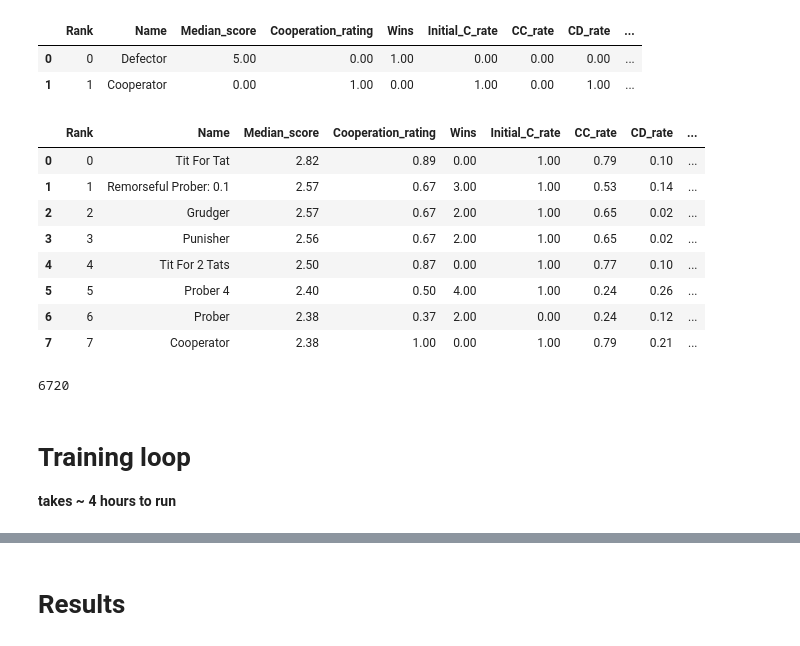
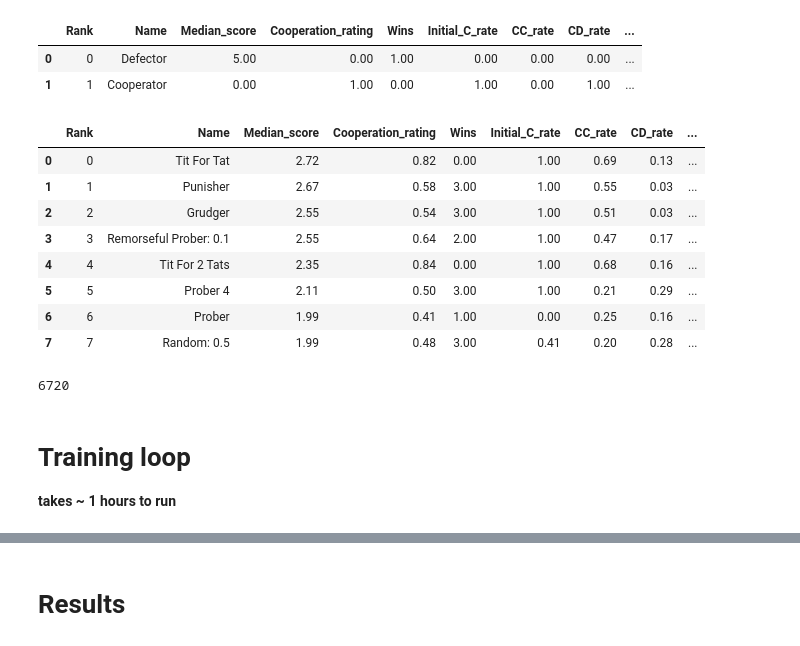
Before and after one commit to hongh-zhang/The-Evolution-of-Defection, a Jupyter notebook: Stage_2.ipynb, the cells around one changed output, grey strips where cells are left out. Saved outputs shown, nothing was run; the diff lists cells and outputs as text; code cells hidden in the pictures.

```diff
--- a/Stage_2.ipynb
+++ b/Stage_2.ipynb
@@ -54,36 +54,35 @@ pd.DataFrame(map(list, summary), columns=headers)
 # %%
 # this is the environment we'll be using
 
 # I'm trying to encourage provocative defection     (against cooperative strategies)
 # and retaliative defection                         (against provocative)
 # while at the same time punish excessive defection (against retaliative)
 
 # documentation of the strategies can be found here
 # https://axelrod.readthedocs.io/en/stable/_modules/index.html
 
-cooperative = (axl.Cooperator(), axl.TitFor2Tats())
+cooperative = (axl.Random(), axl.TitFor2Tats())
 provocative = (axl.Prober(), axl.Prober4(), axl.RemorsefulProber())
 retaliative = (axl.TitForTat(), axl.Grudger(), axl.Punisher())
-noise       = ()  #(axl.Random(), axl.Alternator()) # removed due to word limit
 
-players = [*cooperative, *provocative, *retaliative, *noise]
+players = [*cooperative, *provocative, *retaliative]
 tournament = Tournament(players, game=GAME, turns=GAME_LEN)
 results = tournament.play()
 
 summary = results.summarise()
 pd.DataFrame(map(list, summary), columns=headers)
 
 # again proves the robustness of TFT
 # %% [output]
 |  | Rank | Name | Median_score | Cooperation_rating | Wins | Initial_C_rate | CC_rate | CD_rate | ... |
-| 0 | 0 | Tit For Tat | 2.82 | 0.89 | 0.00 | 1.00 | 0.79 | 0.10 | ... |
-| 1 | 1 | Remorseful Prober: 0.1 | 2.57 | 0.67 | 3.00 | 1.00 | 0.53 | 0.14 | ... |
-| 2 | 2 | Grudger | 2.57 | 0.67 | 2.00 | 1.00 | 0.65 | 0.02 | ... |
-| 3 | 3 | Punisher | 2.56 | 0.67 | 2.00 | 1.00 | 0.65 | 0.02 | ... |
-| 4 | 4 | Tit For 2 Tats | 2.50 | 0.87 | 0.00 | 1.00 | 0.77 | 0.10 | ... |
-| 5 | 5 | Prober 4 | 2.40 | 0.50 | 4.00 | 1.00 | 0.24 | 0.26 | ... |
-| 6 | 6 | Prober | 2.38 | 0.37 | 2.00 | 0.00 | 0.24 | 0.12 | ... |
-| 7 | 7 | Cooperator | 2.38 | 1.00 | 0.00 | 1.00 | 0.79 | 0.21 | ... |
+| 0 | 0 | Tit For Tat | 2.72 | 0.82 | 0.00 | 1.00 | 0.69 | 0.13 | ... |
+| 1 | 1 | Punisher | 2.67 | 0.58 | 3.00 | 1.00 | 0.55 | 0.03 | ... |
+| 2 | 2 | Grudger | 2.55 | 0.54 | 3.00 | 1.00 | 0.51 | 0.03 | ... |
+| 3 | 3 | Remorseful Prober: 0.1 | 2.55 | 0.64 | 2.00 | 1.00 | 0.47 | 0.17 | ... |
+| 4 | 4 | Tit For 2 Tats | 2.35 | 0.84 | 0.00 | 1.00 | 0.68 | 0.16 | ... |
+| 5 | 5 | Prober 4 | 2.11 | 0.50 | 3.00 | 1.00 | 0.21 | 0.29 | ... |
+| 6 | 6 | Prober | 1.99 | 0.41 | 1.00 | 0.00 | 0.25 | 0.16 | ... |
+| 7 | 7 | Random: 0.5 | 1.99 | 0.48 | 3.00 | 0.41 | 0.20 | 0.28 | ... |
 # %%
 # DQN as usual
 # + a bit more complex architecture
@@ -122,5 +121,5 @@ len(p1.network.memory)      # 21(turns) * 8(# of opponents) * 40(iterations)
 6720
 # %% [markdown]
 # Training loop
-**takes ~ 4 hours to run**
+**takes ~ 1 hours to run**
 # %%
```
Also changed, not shown: parts of 22 cells of this notebook, 14 other files.
